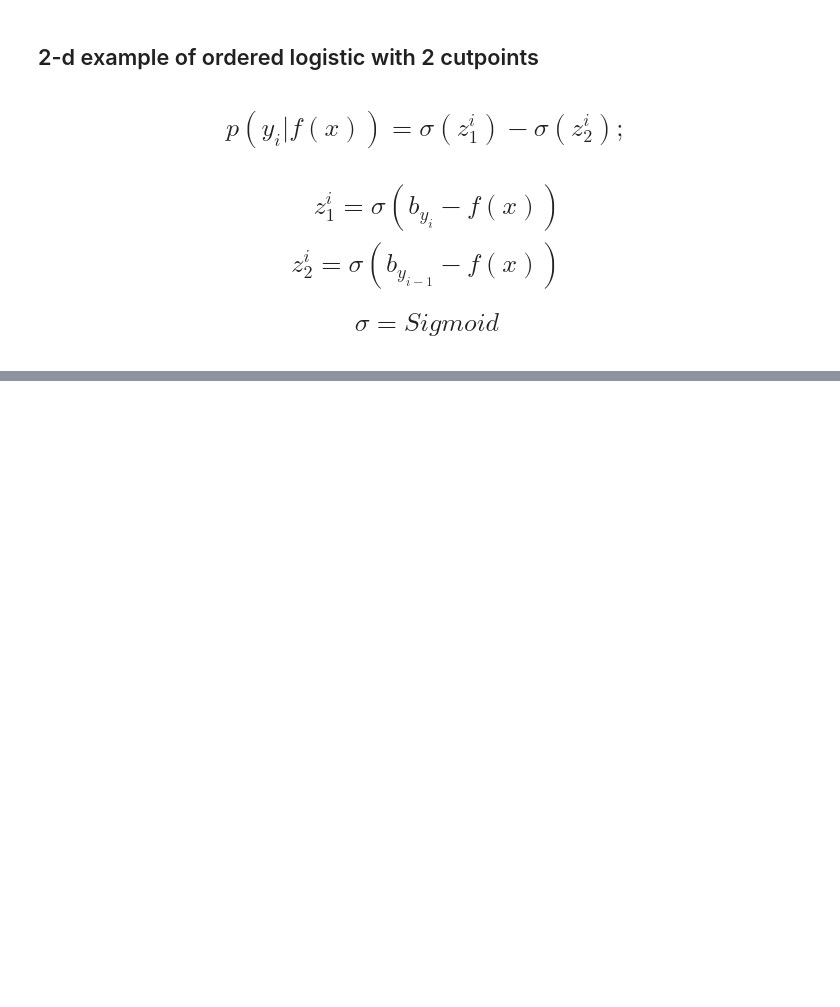
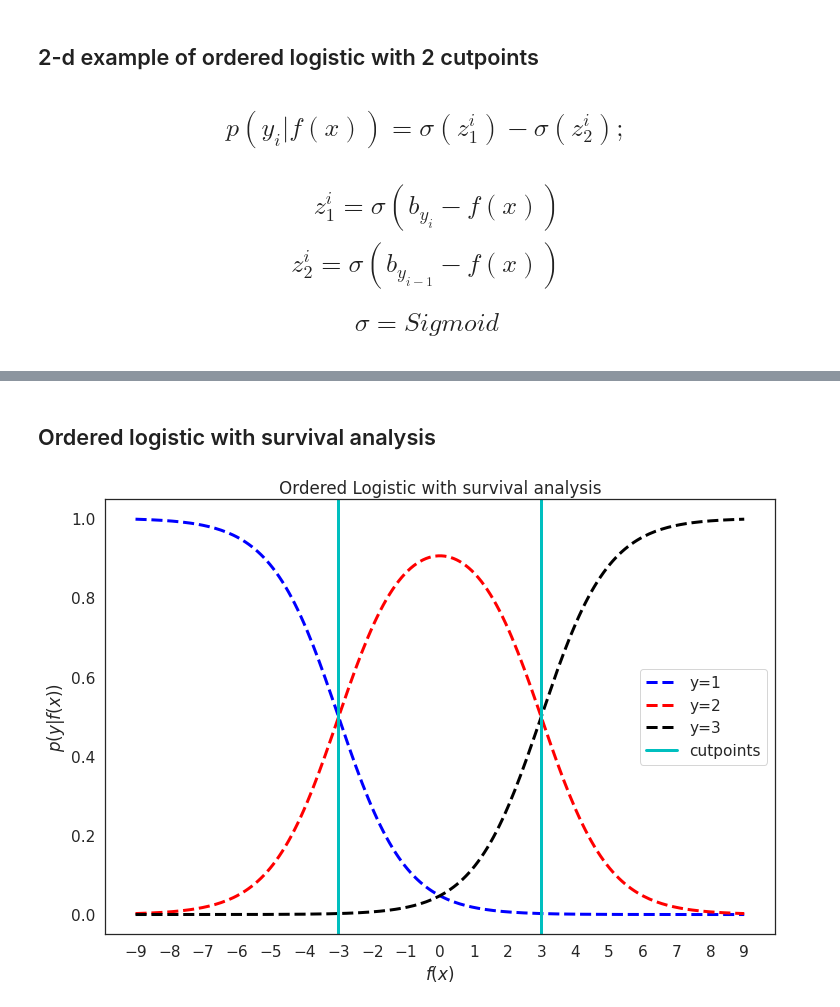
Before and after one commit to tufts-ml/pchmm-missing-data-limited-labels, a Jupyter notebook: toydata/notebooks/ordered_logistic_vs_ordered_gaussian.ipynb, the cells around one changed output, grey strips where cells are left out. Saved outputs shown, nothing was run; the diff lists cells and outputs as text; code cells hidden in the pictures; blank space fills up the shorter version.

```diff
--- a/toydata/notebooks/ordered_logistic_vs_ordered_gaussian.ipynb
+++ b/toydata/notebooks/ordered_logistic_vs_ordered_gaussian.ipynb
@@ -117,0 +118,33 @@ plt.show()
+# %% [markdown]
+## Ordered logistic with survival analysis
+# %%
+G = 200
+f_x = np.linspace(-9, 9, G)
+cutpoints = np.array([-np.inf, -3, 3, np.inf])
+n_classes = len(cutpoints)-1
+
+p_y_ol = np.zeros((len(f_x), n_classes))
+
+# sigma=.5
+for ii in range(n_classes):
+    z_1 = (f_x-cutpoints[ii])
+    z_2 = (f_x-cutpoints[ii+1])
+    p_y_ol[:, ii] = expit(z_1) - expit(z_2)
+
+f, axs = plt.subplots(1, 1, figsize=(12, 8))
+sns.set_context('notebook', font_scale=1.4)
+sns.set_style('white')
+lw=3
+axs.plot(f_x, p_y_ol[:, 0], 'b--', label='y=1', linewidth=lw)
+axs.plot(f_x, p_y_ol[:, 1], 'r--', label='y=2', linewidth=lw)
+axs.plot(f_x, p_y_ol[:, 2], 'k--', label='y=3', linewidth=lw)
+axs.set_xlabel(r'$f(x)$')
+axs.set_ylabel(r'$p(y|f(x))$')
+axs.axvline(-3,  color='c', linewidth=lw)
+axs.axvline(3,  color='c', label='cutpoints', linewidth=lw)
+axs.set_xticks(np.linspace(-9, 9, 19))
+axs.set_title('Ordered Logistic with survival analysis')
+axs.legend()
+plt.show()
+# %% [output]
+[figure, added]
```
Also changed, not shown: parts of 2 cells of this notebook, 39 other files.
